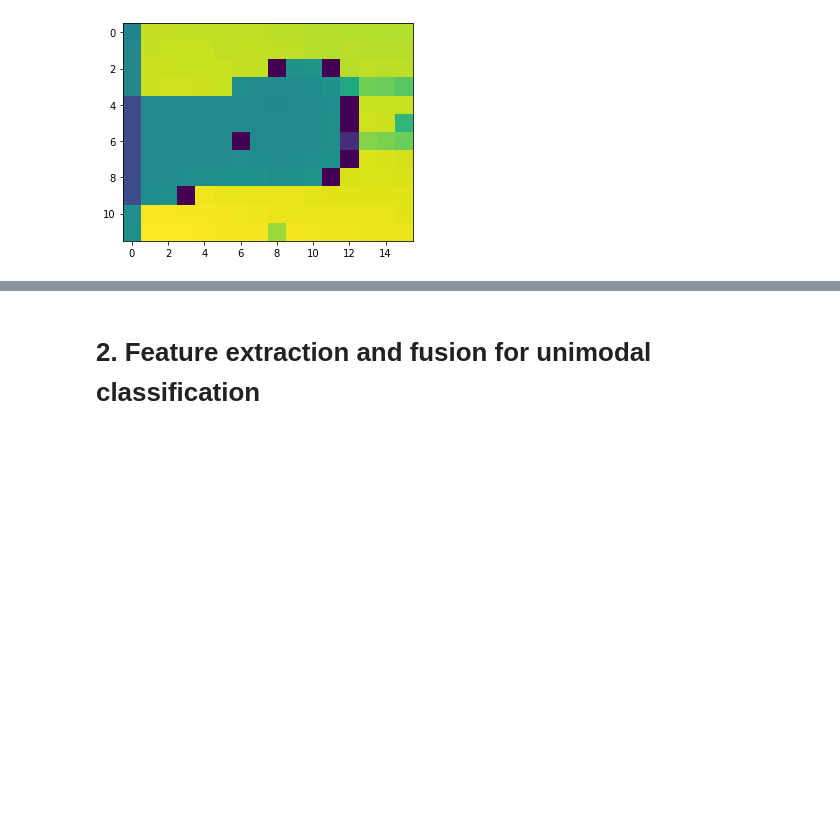
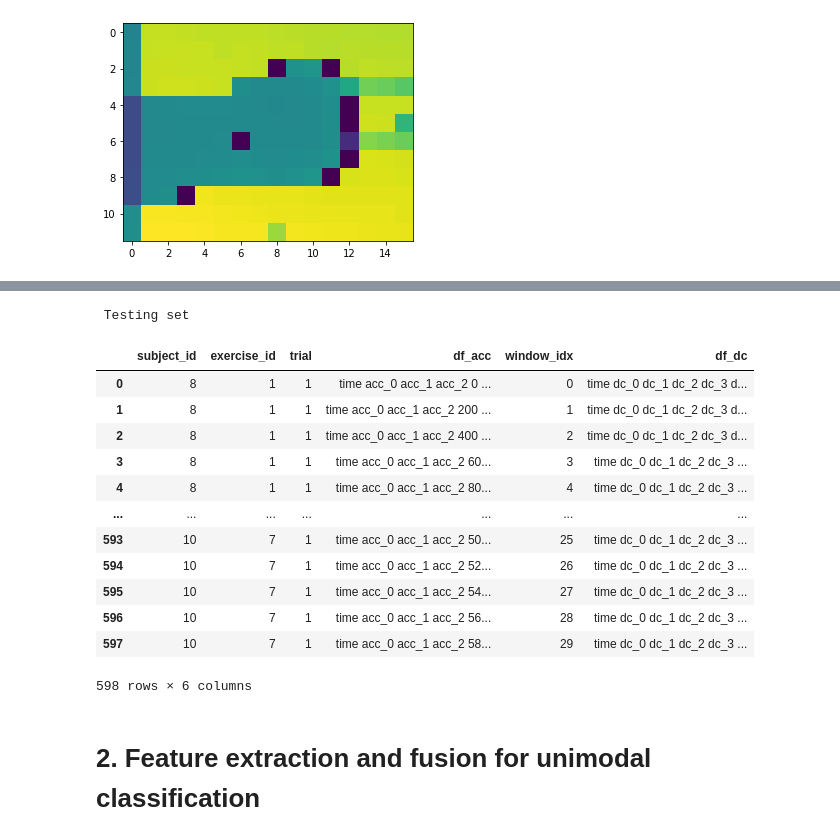
Before and after one commit to anushaihalapathirana/Multi_modal_data_fusion, a Jupyter notebook: project-work-MEx-classification.ipynb, the cells around one changed output, grey strips where cells are left out. Drawn from its saved outputs; the diff is of its cells as text; code cells hidden in the pictures; blank space fills up the shorter version.

```diff
--- a/project-work-MEx-classification.ipynb
+++ b/project-work-MEx-classification.ipynb
@@ -435,3 +418,21 @@ Column names of test set -  ['subject_id', 'exercise_id', 'trial', 'df_acc', 'wi
+# %%
+print('\n Testing set')
+df_test_pair
+# %% [output]
+ Testing set
+|  | subject_id | exercise_id | trial | df_acc | window_idx | df_dc |
+| 0 | 8 | 1 | 1 | time acc_0 acc_1 acc_2 0 ... | 0 | time dc_0 dc_1 dc_2 dc_3 d... |
+| 1 | 8 | 1 | 1 | time acc_0 acc_1 acc_2 200 ... | 1 | time dc_0 dc_1 dc_2 dc_3 d... |
+| 2 | 8 | 1 | 1 | time acc_0 acc_1 acc_2 400 ... | 2 | time dc_0 dc_1 dc_2 dc_3 d... |
+| 3 | 8 | 1 | 1 | time acc_0 acc_1 acc_2 60... | 3 | time dc_0 dc_1 dc_2 dc_3 ... |
+| 4 | 8 | 1 | 1 | time acc_0 acc_1 acc_2 80... | 4 | time dc_0 dc_1 dc_2 dc_3 ... |
+| ... | ... | ... | ... | ... | ... | ... |
+| 593 | 10 | 7 | 1 | time acc_0 acc_1 acc_2 50... | 25 | time dc_0 dc_1 dc_2 dc_3 ... |
+| 594 | 10 | 7 | 1 | time acc_0 acc_1 acc_2 52... | 26 | time dc_0 dc_1 dc_2 dc_3 ... |
+| 595 | 10 | 7 | 1 | time acc_0 acc_1 acc_2 54... | 27 | time dc_0 dc_1 dc_2 dc_3 ... |
+| 596 | 10 | 7 | 1 | time acc_0 acc_1 acc_2 56... | 28 | time dc_0 dc_1 dc_2 dc_3 ... |
+| 597 | 10 | 7 | 1 | time acc_0 acc_1 acc_2 58... | 29 | time dc_0 dc_1 dc_2 dc_3 ... |
+598 rows × 6 columns
 # %% [markdown]
 # 2. Feature extraction and fusion for unimodal classification
 # %% [markdown]
```
Also changed, not shown: parts of 4 cells of this notebook.
